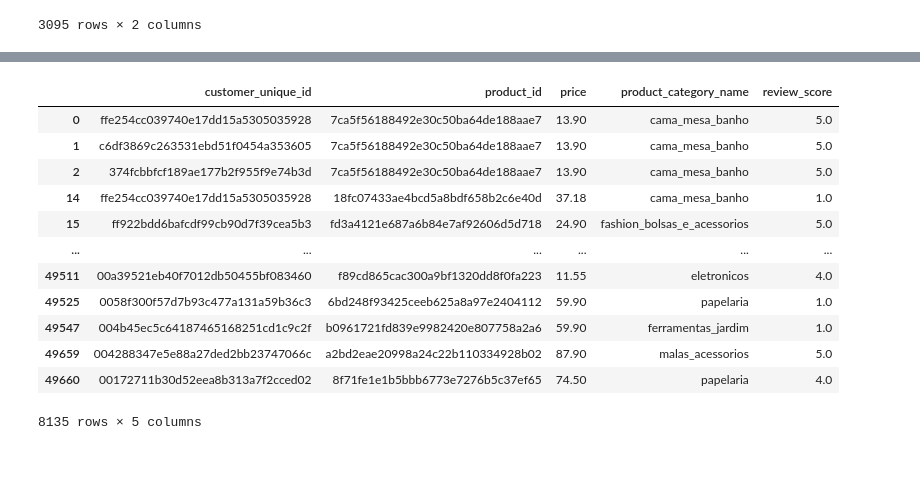
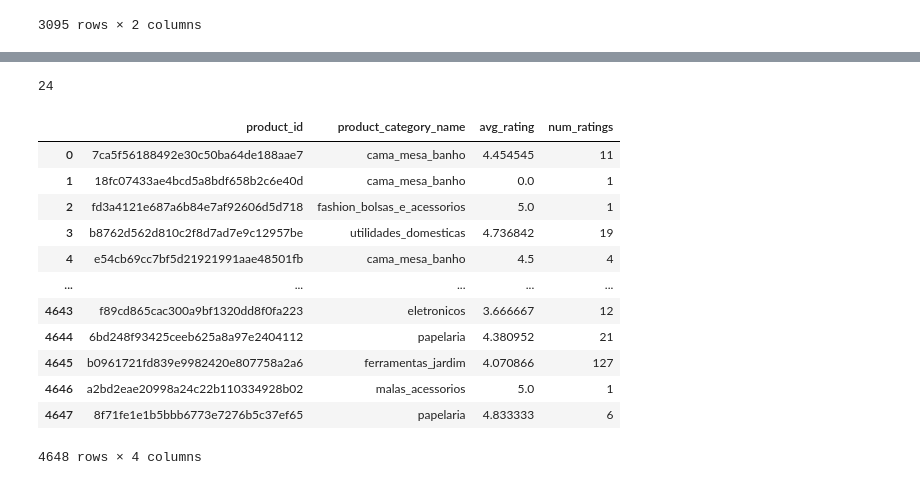
Before and after one commit to jasonhu03/datathon, a Jupyter notebook: datathon.ipynb, the cells around one changed output, grey strips where cells are left out. Drawn from its saved outputs; the diff is of its cells as text; code cells hidden in the pictures.

```diff
--- a/datathon.ipynb
+++ b/datathon.ipynb
@@ -302,17 +307,42 @@ See the caveats in the documentation: https://pandas.pydata.org/pandas-docs/stab
-# %%
-combined_df = combined_df[['customer_unique_id', 'product_id', 'price', 'product_category_name', 'review_score']]
-combined_df
-# %% [output]
-|  | customer_unique_id | product_id | price | product_category_name | review_score |
-| 0 | ffe254cc039740e17dd15a5305035928 | 7ca5f56188492e30c50ba64de188aae7 | 13.90 | cama_mesa_banho | 5.0 |
-| 1 | c6df3869c263531ebd51f0454a353605 | 7ca5f56188492e30c50ba64de188aae7 | 13.90 | cama_mesa_banho | 5.0 |
-| 2 | 374fcbbfcf189ae177b2f955f9e74b3d | 7ca5f56188492e30c50ba64de188aae7 | 13.90 | cama_mesa_banho | 5.0 |
-| 14 | ffe254cc039740e17dd15a5305035928 | 18fc07433ae4bcd5a8bdf658b2c6e40d | 37.18 | cama_mesa_banho | 1.0 |
-| 15 | ff922bdd6bafcdf99cb90d7f39cea5b3 | fd3a4121e687a6b84e7af92606d5d718 | 24.90 | fashion_bolsas_e_acessorios | 5.0 |
-| ... | ... | ... | ... | ... | ... |
-| 49511 | 00a39521eb40f7012db50455bf083460 | f89cd865cac300a9bf1320dd8f0fa223 | 11.55 | eletronicos | 4.0 |
-| 49525 | 0058f300f57d7b93c477a131a59b36c3 | 6bd248f93425ceeb625a8a97e2404112 | 59.90 | papelaria | 1.0 |
-| 49547 | 004b45ec5c64187465168251cd1c9c2f | b0961721fd839e9982420e807758a2a6 | 59.90 | ferramentas_jardim | 1.0 |
-| 49659 | 004288347e5e88a27ded2bb23747066c | a2bd2eae20998a24c22b110334928b02 | 87.90 | malas_acessorios | 5.0 |
-| 49660 | 00172711b30d52eea8b313a7f2cced02 | 8f71fe1e1b5bbb6773e7276b5c37ef65 | 74.50 | papelaria | 4.0 |
-8135 rows × 5 columns
+# %%
+combined_df = combined_df[['customer_unique_id', 'product_id', 'price', 'product_category_name', 'review_score']]
+
+customers = []
+for i in combined_df['customer_unique_id'].drop_duplicates():
+    customers.append(i)
+
+customers_dict={}
+for i in customers:
+    customers_dict[i]= []
+
+for i in combined_df.index:
+    customers_dict[combined_df['customer_unique_id'][i]].append(combined_df['product_id'][i])
+
+num_items=[]
+
+for i in customers_dict:
+    num_items.append(len(customers_dict[i]))
+
+print(max(num_items))
+# %% [output]
+24
+# %%
+machinelearning_df = pd.DataFrame(columns = ['avg_rating', 'num_ratings','category','seller', 'price'])
+
+machinelearning_df = pd.merge(combined_df[['product_id', 'product_category_name']].drop_duplicates(), avg_rating_df, on='product_id', how ='inner')
+
+machinelearning_df
+# %% [output]
+|  | product_id | product_category_name | avg_rating | num_ratings |
+| 0 | 7ca5f56188492e30c50ba64de188aae7 | cama_mesa_banho | 4.454545 | 11 |
+| 1 | 18fc07433ae4bcd5a8bdf658b2c6e40d | cama_mesa_banho | 0.0 | 1 |
+| 2 | fd3a4121e687a6b84e7af92606d5d718 | fashion_bolsas_e_acessorios | 5.0 | 1 |
+| 3 | b8762d562d810c2f8d7ad7e9c12957be | utilidades_domesticas | 4.736842 | 19 |
+| 4 | e54cb69cc7bf5d21921991aae48501fb | cama_mesa_banho | 4.5 | 4 |
+| ... | ... | ... | ... | ... |
+| 4643 | f89cd865cac300a9bf1320dd8f0fa223 | eletronicos | 3.666667 | 12 |
+| 4644 | 6bd248f93425ceeb625a8a97e2404112 | papelaria | 4.380952 | 21 |
+| 4645 | b0961721fd839e9982420e807758a2a6 | ferramentas_jardim | 4.070866 | 127 |
+| 4646 | a2bd2eae20998a24c22b110334928b02 | malas_acessorios | 5.0 | 1 |
+| 4647 | 8f71fe1e1b5bbb6773e7276b5c37ef65 | papelaria | 4.833333 | 6 |
+4648 rows × 4 columns
```
Also changed, not shown: parts of 3 cells of this notebook.
